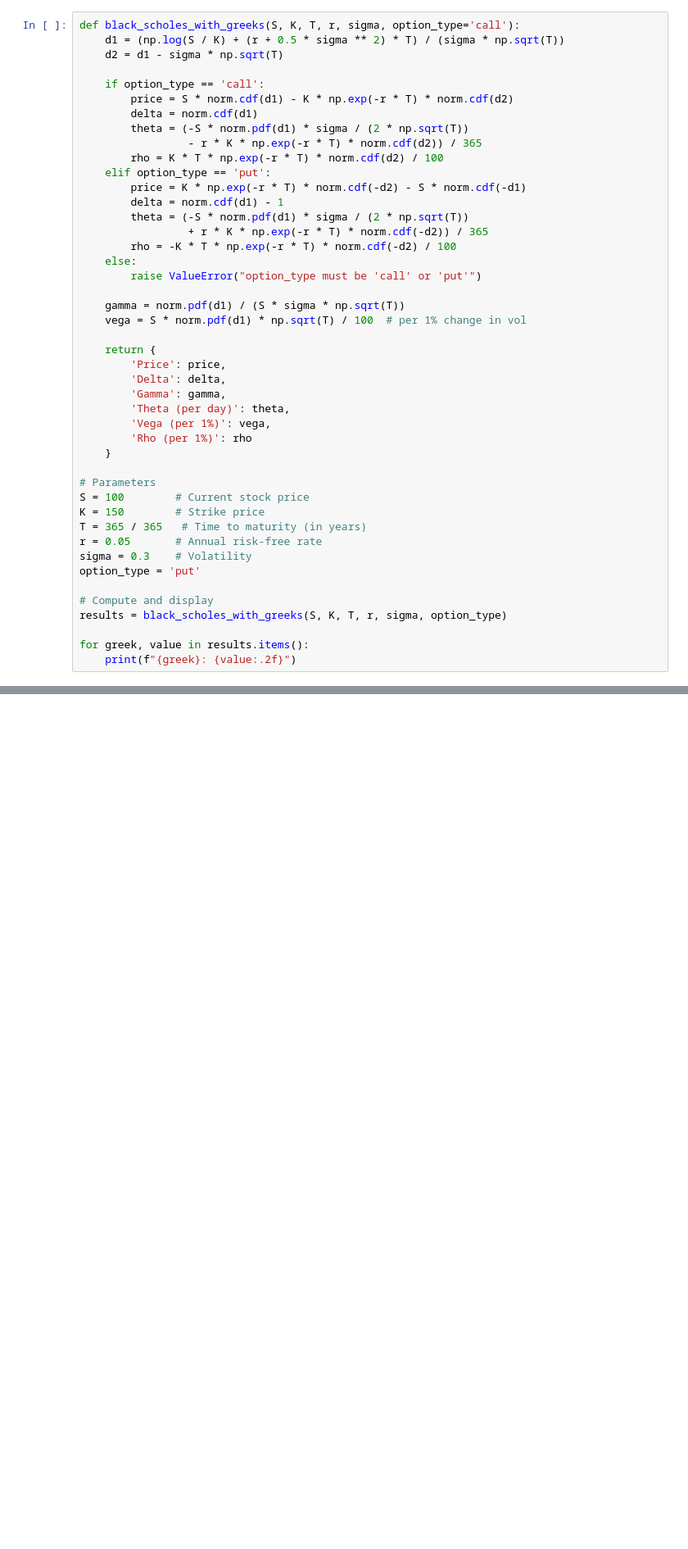
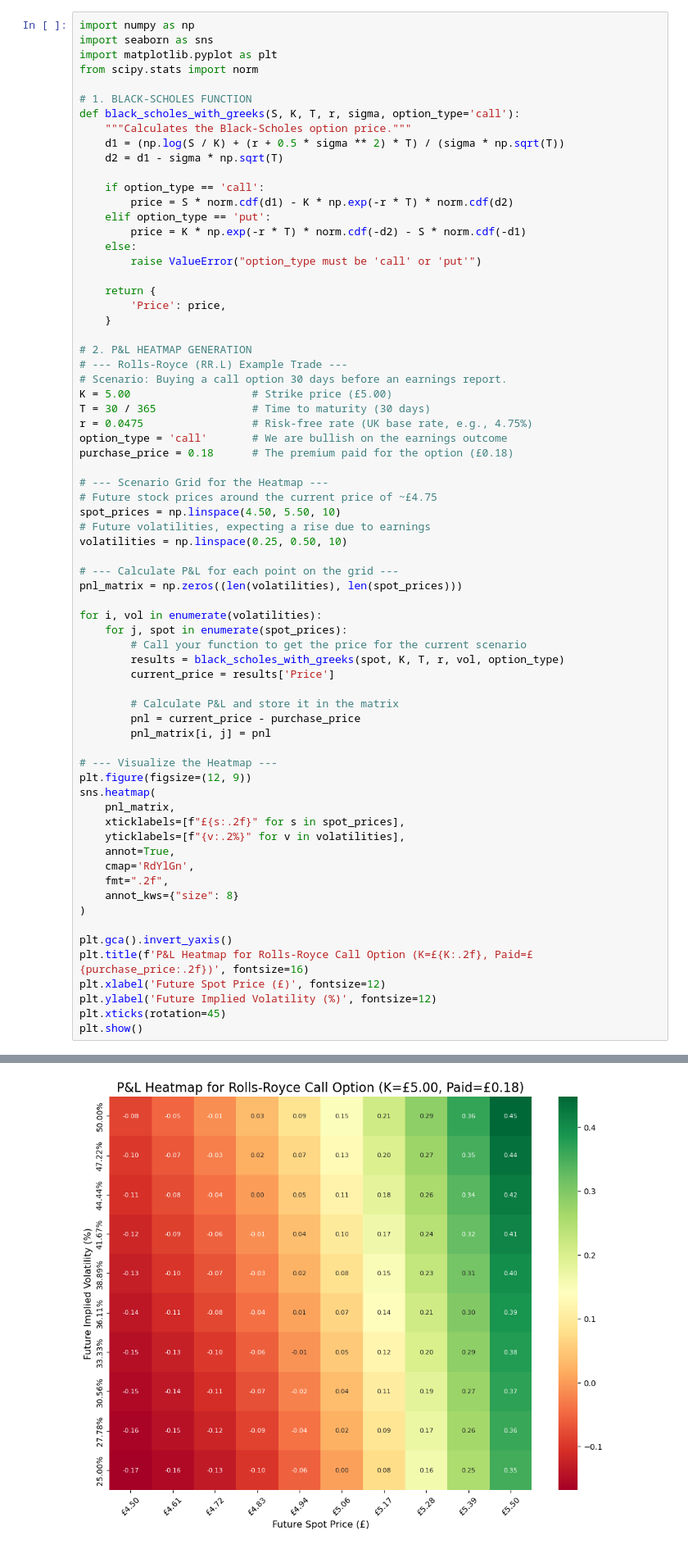
Before and after one commit to MrChicken90/Black-Scholes-Options-Pricer, a Jupyter notebook: Black_Scholes_Options_Model.ipynb, the cells around one changed output, grey strips where cells are left out. Shown: that part at 82% size. Cells and saved outputs as stored; diff of their text form; blank space fills up the shorter version.

```diff
--- a/Black_Scholes_Options_Model.ipynb
+++ b/Black_Scholes_Options_Model.ipynb
@@ -6,48 +6,72 @@ from scipy.stats import norm
 import matplotlib.pyplot as plt
 import seaborn as sns
 # %%
+import numpy as np
+import seaborn as sns
+import matplotlib.pyplot as plt
+from scipy.stats import norm
+
+# 1. BLACK-SCHOLES FUNCTION
 def black_scholes_with_greeks(S, K, T, r, sigma, option_type='call'):
+    """Calculates the Black-Scholes option price."""
     d1 = (np.log(S / K) + (r + 0.5 * sigma ** 2) * T) / (sigma * np.sqrt(T))
     d2 = d1 - sigma * np.sqrt(T)
 
     if option_type == 'call':
         price = S * norm.cdf(d1) - K * np.exp(-r * T) * norm.cdf(d2)
-        delta = norm.cdf(d1)
-        theta = (-S * norm.pdf(d1) * sigma / (2 * np.sqrt(T))
-                 - r * K * np.exp(-r * T) * norm.cdf(d2)) / 365
-        rho = K * T * np.exp(-r * T) * norm.cdf(d2) / 100
     elif option_type == 'put':
         price = K * np.exp(-r * T) * norm.cdf(-d2) - S * norm.cdf(-d1)
-        delta = norm.cdf(d1) - 1
-        theta = (-S * norm.pdf(d1) * sigma / (2 * np.sqrt(T))
-                 + r * K * np.exp(-r * T) * norm.cdf(-d2)) / 365
-        rho = -K * T * np.exp(-r * T) * norm.cdf(-d2) / 100
     else:
         raise ValueError("option_type must be 'call' or 'put'")
 
-    gamma = norm.pdf(d1) / (S * sigma * np.sqrt(T))
-    vega = S * norm.pdf(d1) * np.sqrt(T) / 100  # per 1% change in vol
-
     return {
         'Price': price,
-        'Delta': delta,
-        'Gamma': gamma,
-        'Theta (per day)': theta,
-        'Vega (per 1%)': vega,
-        'Rho (per 1%)': rho
     }
 
-# Parameters
-S = 100        # Current stock price
-K = 150        # Strike price
-T = 365 / 365   # Time to maturity (in years)
-r = 0.05       # Annual risk-free rate
-sigma = 0.3    # Volatility
-option_type = 'put'
+# 2. P&L HEATMAP GENERATION
+# --- Rolls-Royce (RR.L) Example Trade ---
+# Scenario: Buying a call option 30 days before an earnings report.
+K = 5.00                   # Strike price (£5.00)
+T = 30 / 365               # Time to maturity (30 days)
+r = 0.0475                 # Risk-free rate (UK base rate, e.g., 4.75%)
+option_type = 'call'       # We are bullish on the earnings outcome
+purchase_price = 0.18      # The premium paid for the option (£0.18)
 
-# Compute and display
-results = black_scholes_with_greeks(S, K, T, r, sigma, option_type)
+# --- Scenario Grid for the Heatmap ---
+# Future stock prices around the current price of ~£4.75
+spot_prices = np.linspace(4.50, 5.50, 10)
+# Future volatilities, expecting a rise due to earnings
+volatilities = np.linspace(0.25, 0.50, 10)
 
-for greek, value in results.items():
-    print(f"{greek}: {value:.2f}")
+# --- Calculate P&L for each point on the grid ---
+pnl_matrix = np.zeros((len(volatilities), len(spot_prices)))
+
+for i, vol in enumerate(volatilities):
+    for j, spot in enumerate(spot_prices):
+        # Call your function to get the price for the current scenario
+        results = black_scholes_with_greeks(spot, K, T, r, vol, option_type)
+        current_price = results['Price']
+
+        # Calculate P&L and store it in the matrix
+        pnl = current_price - purchase_price
+        pnl_matrix[i, j] = pnl
+
+# --- Visualize the Heatmap ---
+plt.figure(figsize=(12, 9))
+sns.heatmap(
+    pnl_matrix,
+    xticklabels=[f"£{s:.2f}" for s in spot_prices],
+    yticklabels=[f"{v:.2%}" for v in volatilities],
+    annot=True,
+    cmap='RdYlGn',
+    fmt=".2f",
+    annot_kws={"size": 8}
+)
+
+plt.gca().invert_yaxis()
+plt.title(f'P&L Heatmap for Rolls-Royce Call Option (K=£{K:.2f}, Paid=£{purchase_price:.2f})', fontsize=16)
+plt.xlabel('Future Spot Price (£)', fontsize=12)
+plt.ylabel('Future Implied Volatility (%)', fontsize=12)
+plt.xticks(rotation=45)
+plt.show()
 # %% [output]
@@ -59,0 +78 @@ Rho (per 1%): -1.30
+[figure, added]
```
Also changed, not shown: parts of 1 cell of this notebook, 1 other file.
